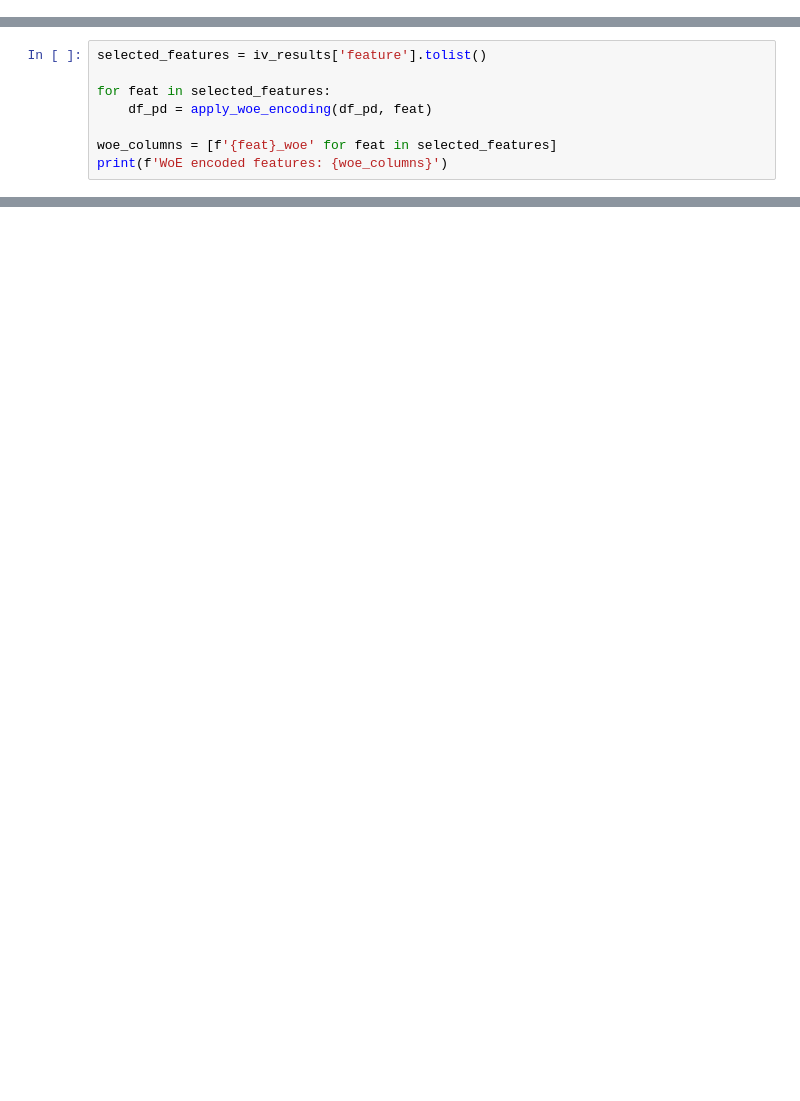
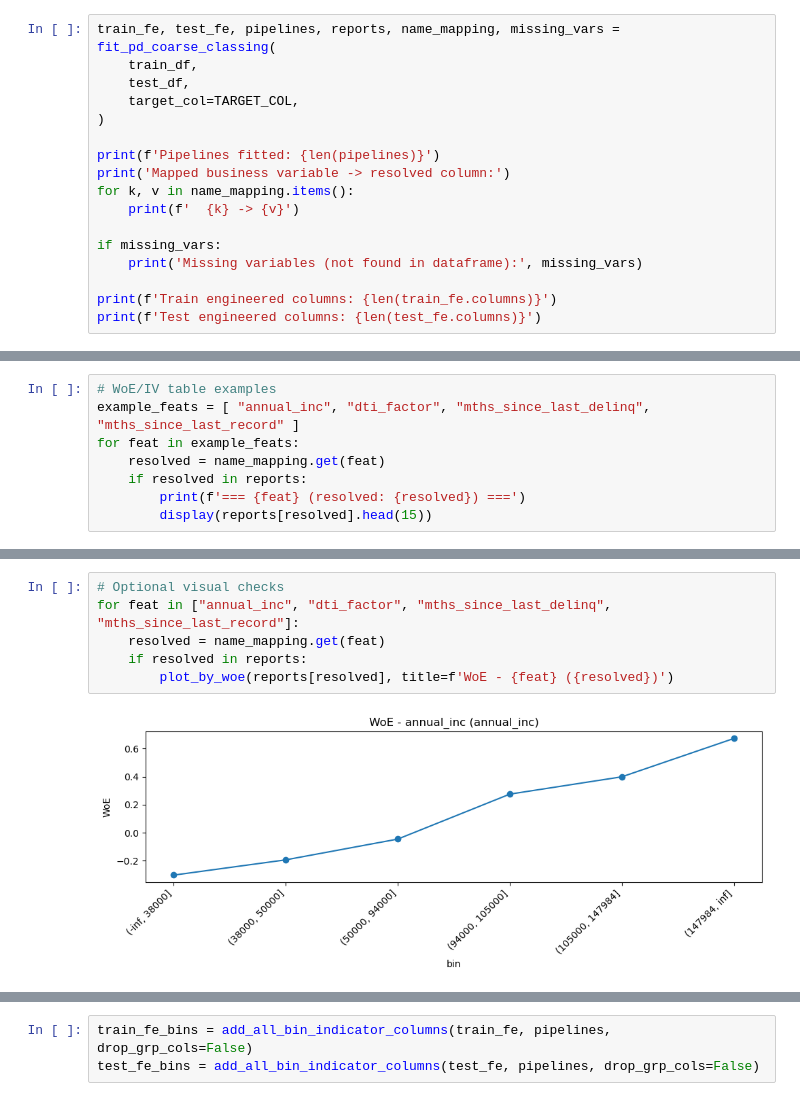
Before and after one commit to zzkai098/credit-default-nlp, a Jupyter notebook: notebooks/03_feature_engineering.ipynb, the cells around one changed output, grey strips where cells are left out. Saved outputs shown, nothing was run; the diff lists cells and outputs as text; blank space fills up the shorter version.

```diff
--- a/notebooks/03_feature_engineering.ipynb
+++ b/notebooks/03_feature_engineering.ipynb
@@ -49,0 +72,17 @@ plt.show()
+# %%
+train_fe, test_fe, pipelines, reports, name_mapping, missing_vars = fit_pd_coarse_classing(
+    train_df,
+    test_df,
+    target_col=TARGET_COL,
+)
+
+print(f'Pipelines fitted: {len(pipelines)}')
+print('Mapped business variable -> resolved column:')
+for k, v in name_mapping.items():
+    print(f'  {k} -> {v}')
+
+if missing_vars:
+    print('Missing variables (not found in dataframe):', missing_vars)
+
+print(f'Train engineered columns: {len(train_fe.columns)}')
+print(f'Test engineered columns: {len(test_fe.columns)}')
@@ -52,8 +108,0 @@ plt.show()
-# %%
-selected_features = iv_results['feature'].tolist()
-
-for feat in selected_features:
-    df_pd = apply_woe_encoding(df_pd, feat)
-
-woe_columns = [f'{feat}_woe' for feat in selected_features]
-print(f'WoE encoded features: {woe_columns}')
@@ -59,0 +123,8 @@ print(f'WoE encoded features: {woe_columns}')
+# %%
+# WoE/IV table examples
+example_feats = [ "annual_inc", "dti_factor", "mths_since_last_delinq", "mths_since_last_record" ]
+for feat in example_feats:
+    resolved = name_mapping.get(feat)
+    if resolved in reports:
+        print(f'=== {feat} (resolved: {resolved}) ===')
+        display(reports[resolved].head(15))
@@ -59,0 +158,8 @@ print(f'WoE encoded features: {woe_columns}')
+# %%
+# Optional visual checks
+for feat in ["annual_inc", "dti_factor", "mths_since_last_delinq", "mths_since_last_record"]:
+    resolved = name_mapping.get(feat)
+    if resolved in reports:
+        plot_by_woe(reports[resolved], title=f'WoE - {feat} ({resolved})')
+# %% [output]
+[figure, added]
@@ -59,0 +169,3 @@ print(f'WoE encoded features: {woe_columns}')
+# %%
+train_fe_bins = add_all_bin_indicator_columns(train_fe, pipelines, drop_grp_cols=False)
+test_fe_bins = add_all_bin_indicator_columns(test_fe, pipelines, drop_grp_cols=False)
```
Also changed, not shown: parts of 25 cells of this notebook, 2 other files.
